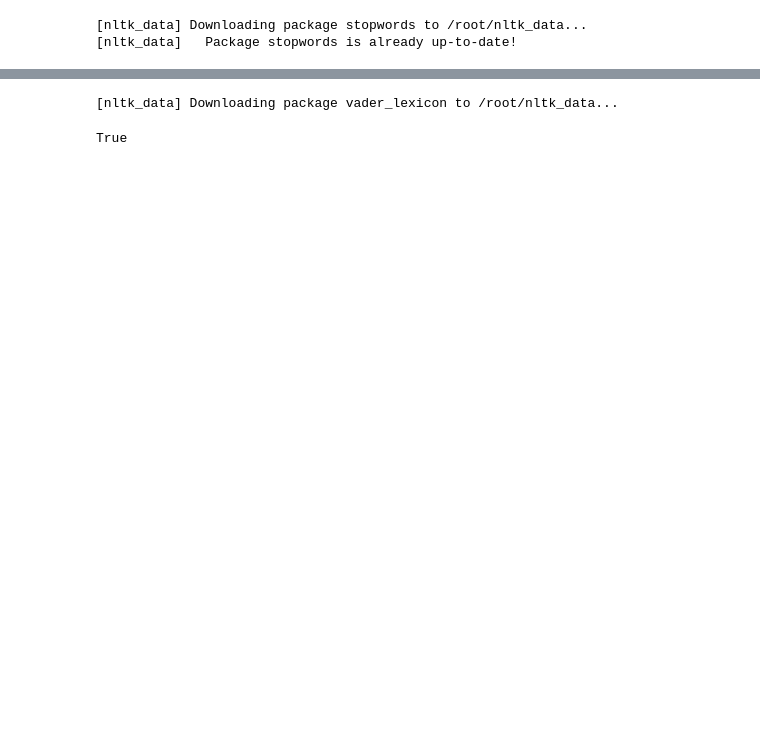
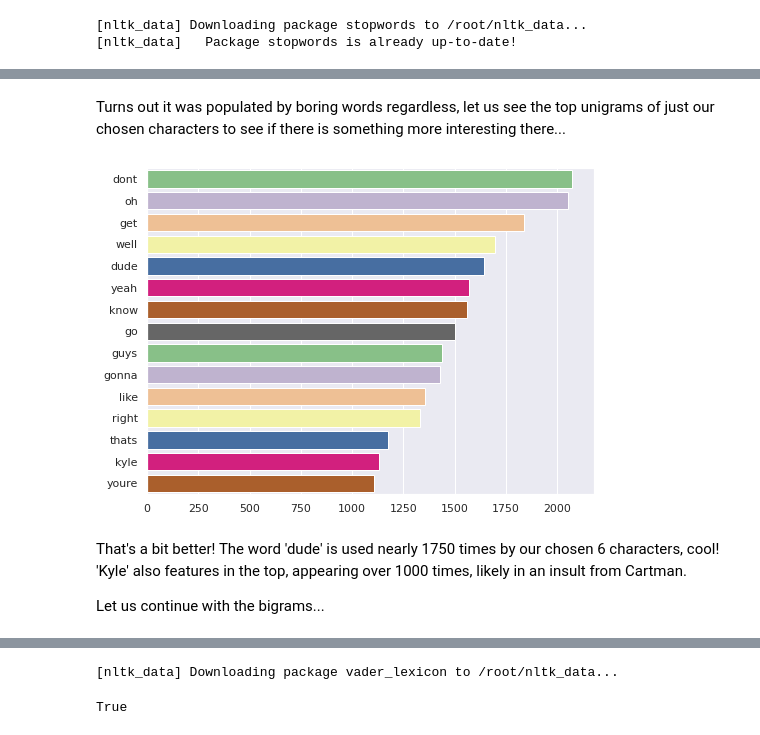
Before and after one commit to Dev-data-fun/SouthParkDiction, a Jupyter notebook: SPdiction_EDA.ipynb, the cells around one changed output, grey strips where cells are left out. Drawn from its saved outputs; the diff is of its cells as text; code cells hidden in the pictures; blank space fills up the shorter version.

```diff
--- a/SPdiction_EDA.ipynb
+++ b/SPdiction_EDA.ipynb
@@ -106,0 +107,12 @@ def get_top_words(character, df, storage = {}):
+# %% [markdown]
+Turns out it was populated by boring words regardless, let us see the top unigrams of just our chosen characters to see if there is something more interesting there...
+# %%
+char_unigrams, char_uni_counts = get_ngrams(sel_df['Processed Line'], 1, 15)
+# %%
+ax = sns.barplot(x=char_uni_counts, y=char_unigrams, palette='Accent')
+# %% [output]
+[figure, added]
+# %% [markdown]
+That's a bit better! The word 'dude' is used nearly 1750 times by our chosen 6 characters, cool! 'Kyle' also features in the top, appearing over 1000 times, likely in an insult from Cartman.
+
+Let us continue with the bigrams...
```
Also changed, not shown: parts of 23 cells of this notebook, 1 other file.
